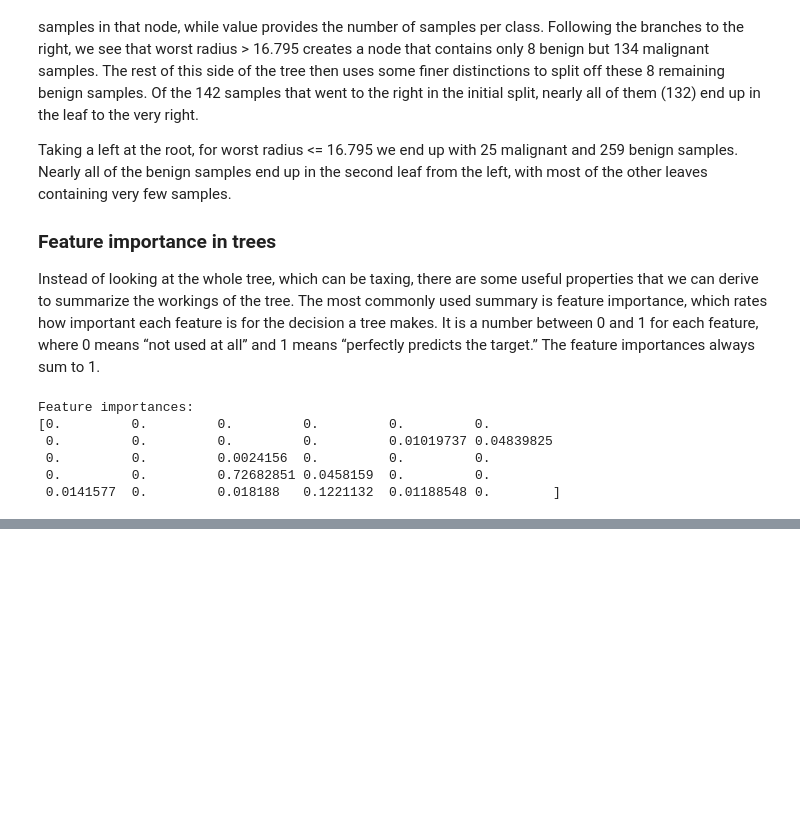
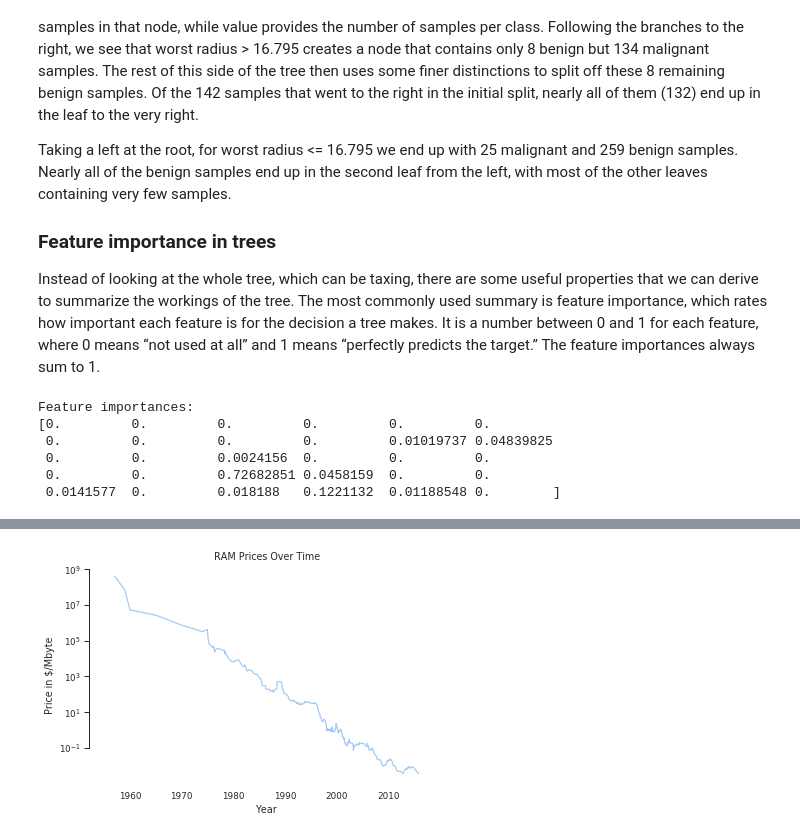
Before and after one commit to liggettla/intro_ML, a Jupyter notebook: jupyter/2_supervised_learning.ipynb, the cells around one changed output, grey strips where cells are left out. Cells and saved outputs as stored; diff of their text form; code cells hidden in the pictures; blank space fills up the shorter version.

```diff
--- a/jupyter/2_supervised_learning.ipynb
+++ b/jupyter/2_supervised_learning.ipynb
@@ -859,0 +894,10 @@ Feature importances:
+# %%
+ram_prices = pd.read_csv(os.path.join(mglearn.datasets.DATA_PATH,
+"ram_price.csv"))
+plt.semilogy(ram_prices.date, ram_prices.price)
+plt.xlabel("Year")
+plt.ylabel("Price in $/Mbyte")
+plt.title("RAM Prices Over Time")
+pretty()
+# %% [output]
+[figure, added]
```
Also changed, not shown: parts of 22 cells of this notebook, 2 other files.
